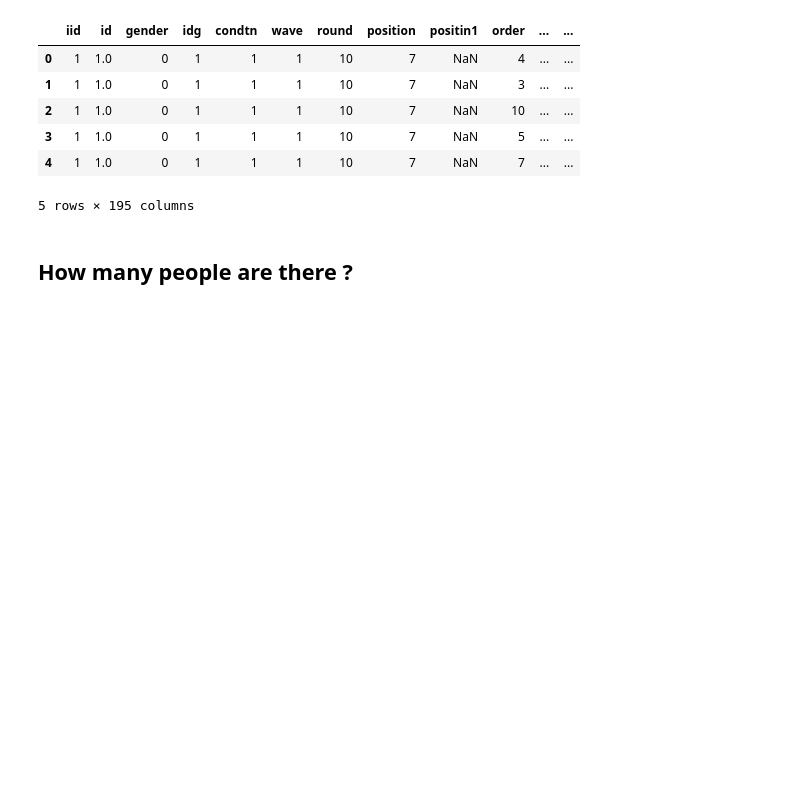
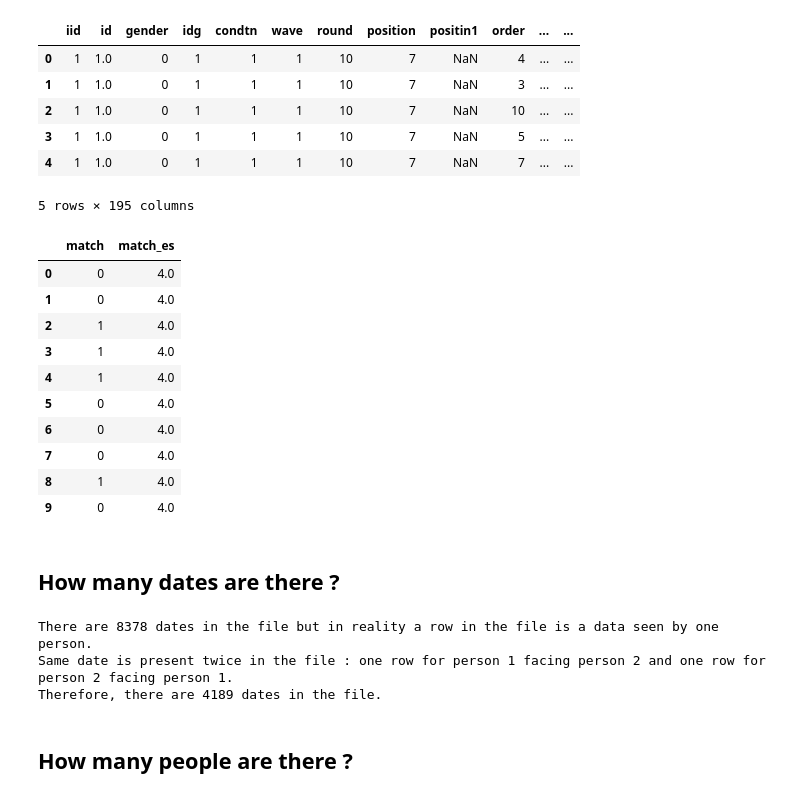
Before and after one commit to ylequere/Jedha_Projects, a Jupyter notebook: Bloc2-SpeedDating/Speed_dating_matches_expections.ipynb, the cells around one changed output. Cells and saved outputs as stored; diff of their text form; code cells hidden in the pictures; blank space fills up the shorter version.

```diff
--- a/Bloc2-SpeedDating/Speed_dating_matches_expections.ipynb
+++ b/Bloc2-SpeedDating/Speed_dating_matches_expections.ipynb
@@ -16,6 +19,30 @@ df.head()
 | 3 | 1 | 1.0 | 0 | 1 | 1 | 1 | 10 | 7 | NaN | 5 | ... | ... |
 | 4 | 1 | 1.0 | 0 | 1 | 1 | 1 | 10 | 7 | NaN | 7 | ... | ... |
 5 rows × 195 columns
+# %%
+# Example of matches and matches estimation for person #1 : same expactation as real matches !
+df[df.iid==1][['match', 'match_es']]
+# %% [output]
+|  | match | match_es |
+| 0 | 0 | 4.0 |
+| 1 | 0 | 4.0 |
+| 2 | 1 | 4.0 |
+| 3 | 1 | 4.0 |
+| 4 | 1 | 4.0 |
+| 5 | 0 | 4.0 |
+| 6 | 0 | 4.0 |
+| 7 | 0 | 4.0 |
+| 8 | 1 | 4.0 |
+| 9 | 0 | 4.0 |
+# %% [markdown]
+## How many dates are there ?
+# %%
+print("There are", df.shape[0], "dates in the file but in reality a row in the file is a data seen by one person.\nSame date is present twice in the file : one row for person 1 facing person 2 and one row for person 2 facing person 1.")
+print("Therefore, there are", round(df.shape[0]/2), "dates in the file.")
+# %% [output]
+There are 8378 dates in the file but in reality a row in the file is a data seen by one person.
+Same date is present twice in the file : one row for person 1 facing person 2 and one row for person 2 facing person 1.
+Therefore, there are 4189 dates in the file.
 # %% [markdown]
 ## How many people are there ?
 # %%
```
Also changed, not shown: parts of 7 cells of this notebook.
